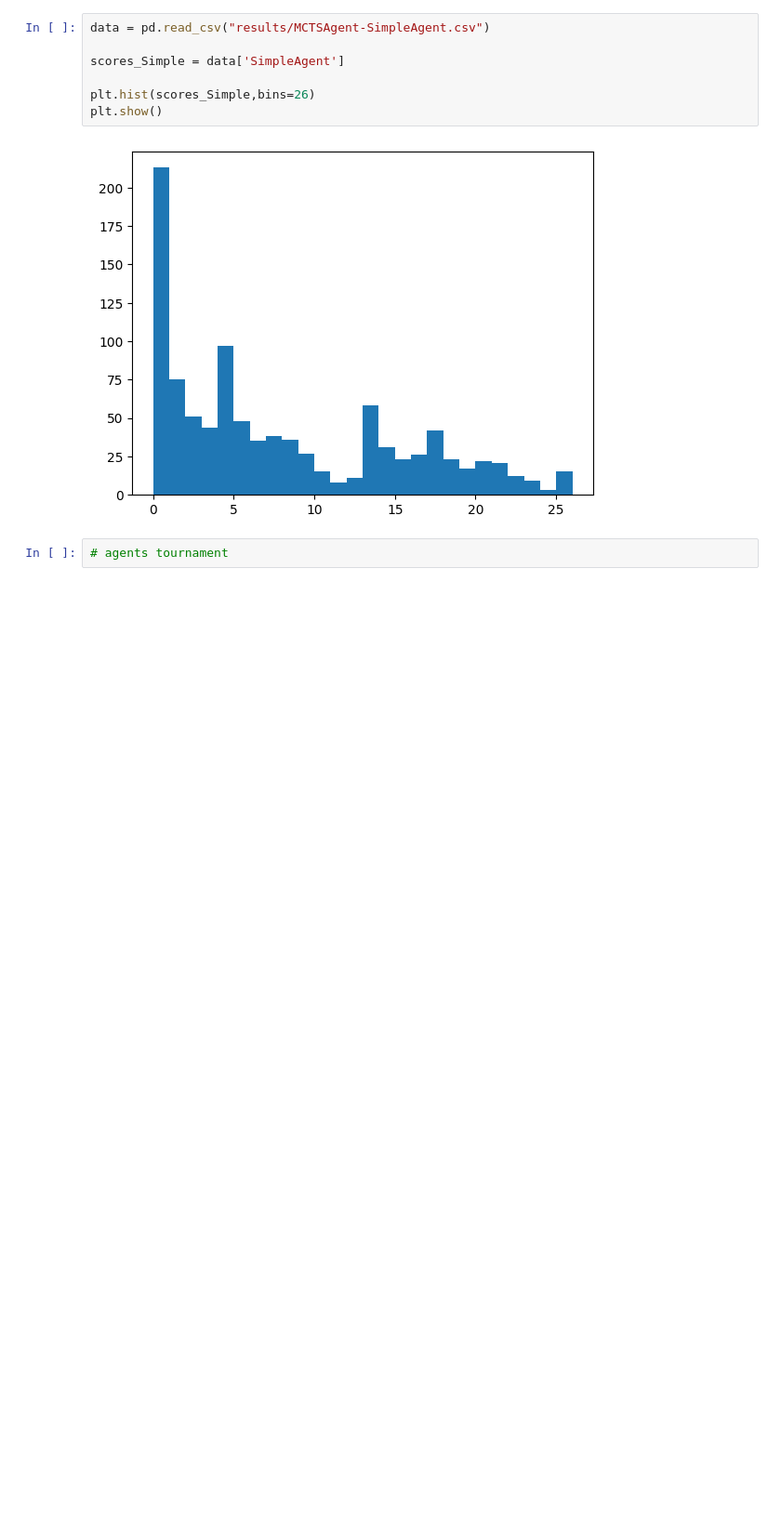
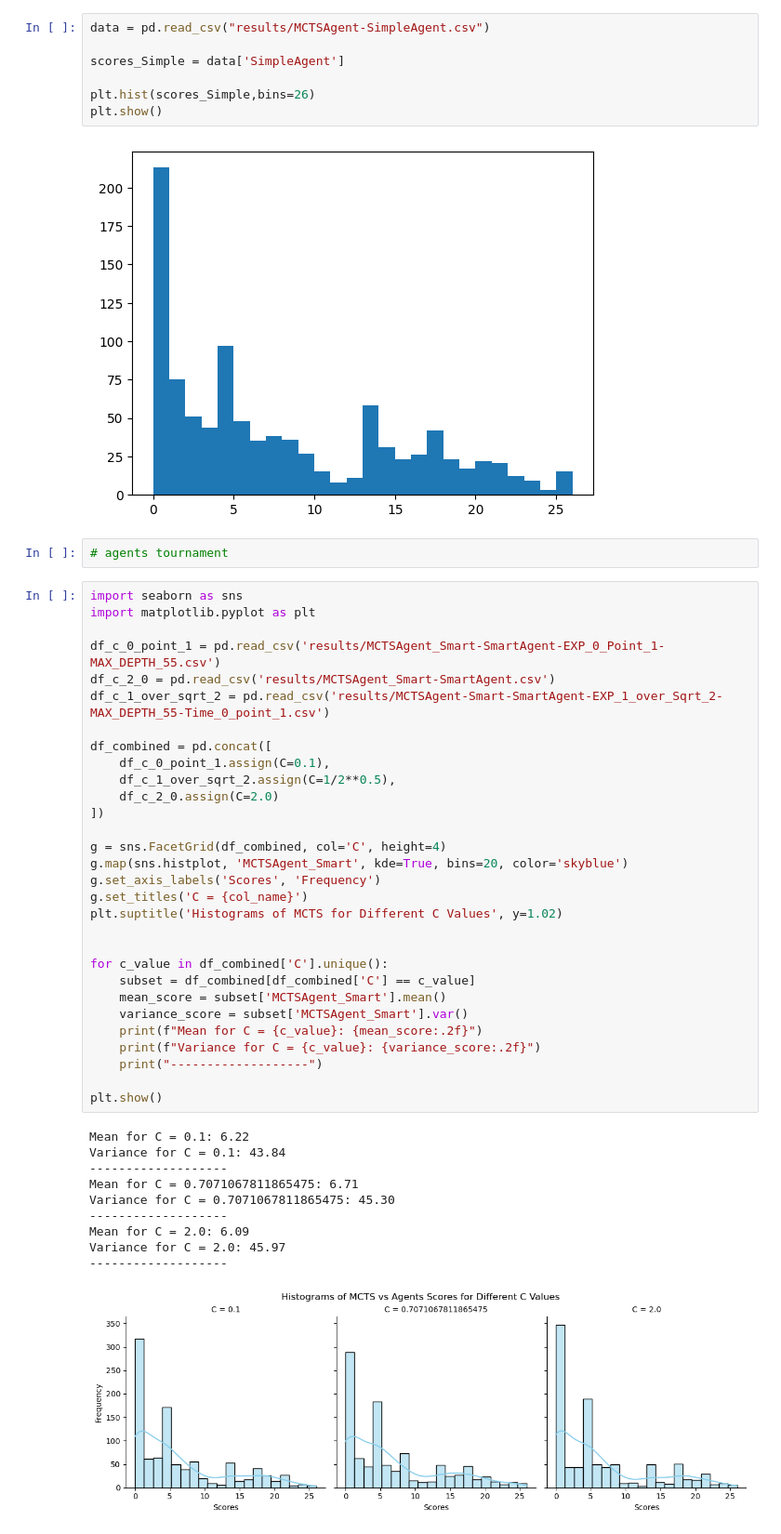
Before and after one commit to SirLeoIV/PlayIT, a Jupyter notebook: src/main/java/com/group09/playit/experiments/plots.ipynb, the cells around one changed output. Shown at 93% size. Cells and saved outputs as stored; diff of their text form; blank space fills up the shorter version.

Commit message:
MCTS experiments plotting results

```diff
--- a/src/main/java/com/group09/playit/experiments/plots.ipynb
+++ b/src/main/java/com/group09/playit/experiments/plots.ipynb
@@ -262,3 +263,44 @@ plt.show()
 [figure]
 # %%
 # agents tournament
+# %%
+import seaborn as sns
+import matplotlib.pyplot as plt
+
+df_c_0_point_1 = pd.read_csv('results/MCTSAgent_Smart-SmartAgent-EXP_0_Point_1-MAX_DEPTH_55.csv')
+df_c_2_0 = pd.read_csv('results/MCTSAgent_Smart-SmartAgent.csv')
+df_c_1_over_sqrt_2 = pd.read_csv('results/MCTSAgent-Smart-SmartAgent-EXP_1_over_Sqrt_2-MAX_DEPTH_55-Time_0_point_1.csv')
+
+df_combined = pd.concat([
+    df_c_0_point_1.assign(C=0.1),
+    df_c_1_over_sqrt_2.assign(C=1/2**0.5),
+    df_c_2_0.assign(C=2.0)
+])
+
+g = sns.FacetGrid(df_combined, col='C', height=4)
+g.map(sns.histplot, 'MCTSAgent_Smart', kde=True, bins=20, color='skyblue')
+g.set_axis_labels('Scores', 'Frequency')
+g.set_titles('C = {col_name}')
+plt.suptitle('Histograms of MCTS for Different C Values', y=1.02)
+
+
+for c_value in df_combined['C'].unique():
+    subset = df_combined[df_combined['C'] == c_value]
+    mean_score = subset['MCTSAgent_Smart'].mean()
+    variance_score = subset['MCTSAgent_Smart'].var()
+    print(f"Mean for C = {c_value}: {mean_score:.2f}")
+    print(f"Variance for C = {c_value}: {variance_score:.2f}")
+    print("-------------------")
+
+plt.show()
+# %% [output]
+Mean for C = 0.1: 6.22
+Variance for C = 0.1: 43.84
+-------------------
+Mean for C = 0.7071067811865475: 6.71
+Variance for C = 0.7071067811865475: 45.30
+-------------------
+Mean for C = 2.0: 6.09
+Variance for C = 2.0: 45.97
+-------------------
+[figure, added]
```
Also changed, not shown: parts of 3 cells of this notebook.
